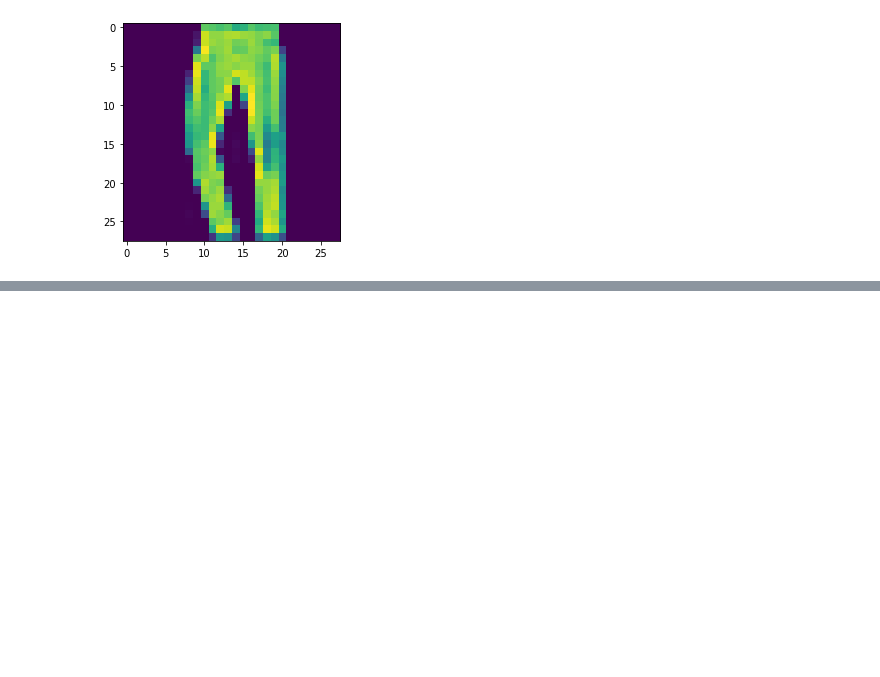
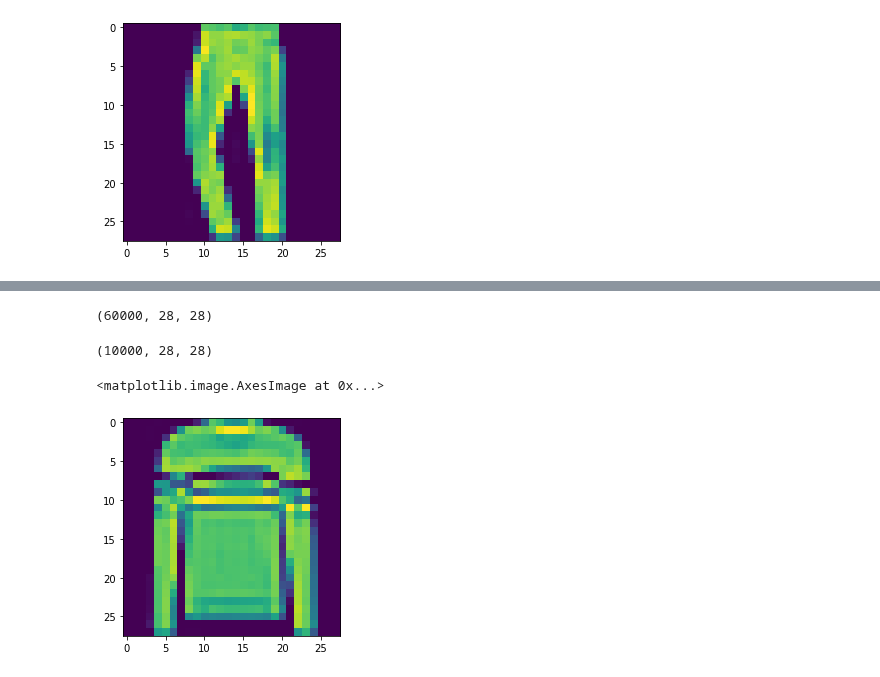
Before and after one commit to BlackCurrantDS/DeepLearning, a Jupyter notebook: IDL_Assignment9.ipynb, the cells around one changed output, grey strips where cells are left out. Cells and saved outputs as stored; diff of their text form; code cells hidden in the pictures; blank space fills up the shorter version.

```diff
--- a/IDL_Assignment9.ipynb
+++ b/IDL_Assignment9.ipynb
@@ -285,0 +286,4 @@ display_images(adv_x_targated)
+# %%
+adverserial_training_images.shape
+# %% [output]
+(60000, 28, 28)
@@ -285,0 +295,4 @@ display_images(adv_x_targated)
+# %%
+adverserial_test_images.shape
+# %% [output]
+(10000, 28, 28)
@@ -285,0 +301,5 @@ display_images(adv_x_targated)
+# %%
+plt.imshow(train_images[5])
+# %% [output]
+<matplotlib.image.AxesImage at 0x...>
+[figure, added]
```
Also changed, not shown: parts of 21 cells of this notebook.
